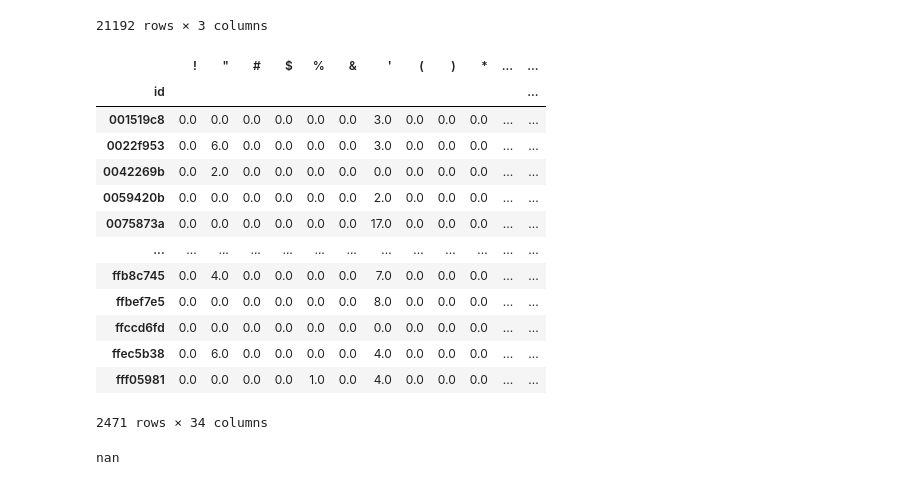
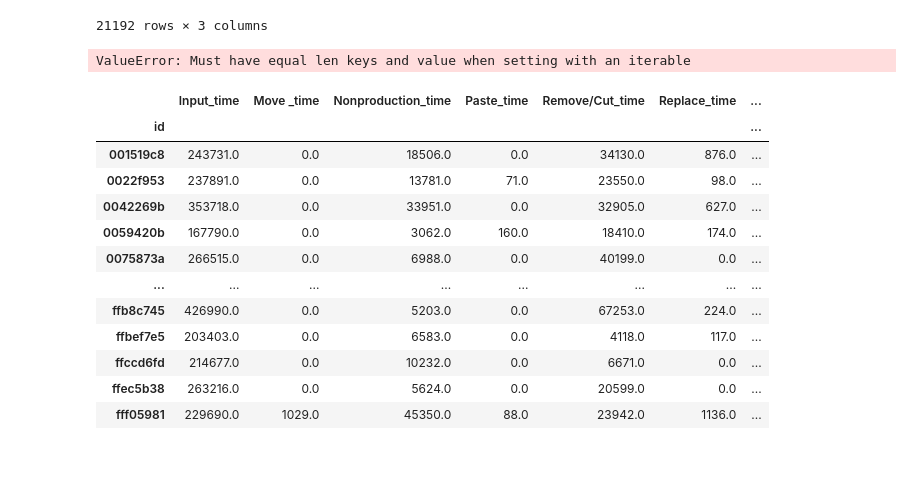
Before and after one commit to GuilhermeGAraujo/Writing_Qual_Kaggle_Chall, a Jupyter notebook: cleaning_feat_eng.ipynb, the cells around one changed output. Saved outputs shown, nothing was run; the diff lists cells and outputs as text; code cells hidden in the pictures.

Commit message:
updated data cleaning and feature engineering

```diff
--- a/cleaning_feat_eng.ipynb
+++ b/cleaning_feat_eng.ipynb
@@ -132,22 +133,7 @@ def sep_punc_count(row):
 
 pvt_inputs_count[['common_punc_count','others_punc_count']]=pvt_inputs_count.apply(sep_punc_count,axis=1)
 # %%
-pvt_inputs_count
+data_agg=pd.concat([data_agg,pvt_inputs_count[['common_punc_count','others_punc_count']]],axis=1)
-# %% [output]
-|  | ! | " | # | $ | % | & | ' | ( | ) | * | ... | ... |
-| id |  |  |  |  |  |  |  |  |  |  |  | ... |
-| 001519c8 | 0.0 | 0.0 | 0.0 | 0.0 | 0.0 | 0.0 | 3.0 | 0.0 | 0.0 | 0.0 | ... | ... |
-| 0022f953 | 0.0 | 6.0 | 0.0 | 0.0 | 0.0 | 0.0 | 3.0 | 0.0 | 0.0 | 0.0 | ... | ... |
-| 0042269b | 0.0 | 2.0 | 0.0 | 0.0 | 0.0 | 0.0 | 0.0 | 0.0 | 0.0 | 0.0 | ... | ... |
-| 0059420b | 0.0 | 0.0 | 0.0 | 0.0 | 0.0 | 0.0 | 2.0 | 0.0 | 0.0 | 0.0 | ... | ... |
-| 0075873a | 0.0 | 0.0 | 0.0 | 0.0 | 0.0 | 0.0 | 17.0 | 0.0 | 0.0 | 0.0 | ... | ... |
-| ... | ... | ... | ... | ... | ... | ... | ... | ... | ... | ... | ... | ... |
-| ffb8c745 | 0.0 | 4.0 | 0.0 | 0.0 | 0.0 | 0.0 | 7.0 | 0.0 | 0.0 | 0.0 | ... | ... |
-| ffbef7e5 | 0.0 | 0.0 | 0.0 | 0.0 | 0.0 | 0.0 | 8.0 | 0.0 | 0.0 | 0.0 | ... | ... |
-| ffccd6fd | 0.0 | 0.0 | 0.0 | 0.0 | 0.0 | 0.0 | 0.0 | 0.0 | 0.0 | 0.0 | ... | ... |
-| ffec5b38 | 0.0 | 6.0 | 0.0 | 0.0 | 0.0 | 0.0 | 4.0 | 0.0 | 0.0 | 0.0 | ... | ... |
-| fff05981 | 0.0 | 0.0 | 0.0 | 0.0 | 1.0 | 0.0 | 4.0 | 0.0 | 0.0 | 0.0 | ... | ... |
-2471 rows × 34 columns
 # %%
-a=data[data['down_event']!=data['up_event']]
+data_agg['punc_ratio']=data_agg.apply(lambda x: x.others_punc_count/(x.common_punc_count+x.others_punc_count),axis=1)
 # %%
@@ -155,8 +141,32 @@ test=data[data['activity']=='Input'].groupby(['id','down_event'],as_index=False)
 # %%
-a=pvt_inputs_count.loc['0022f953']
-a['common_punc_count']+a['others_punc_count']
+actvts_time=data.groupby(['id','activity']).action_time.aggregate('sum').reset_index()
+actvts_time=actvts_time.pivot(columns='activity',index='id')
+actvts_time.columns=['{}_time'.format(col[1]) for col in actvts_time.columns]
+actvts_time=actvts_time.fillna(0)
-# %% [output]
-nan
+# %%
+columns=actvts_time.columns
+def activities_ratio(row):
+    values=[]
+    for col in columns:
+        values.append((row[col]/data_agg['up_time_max']))
+    return values
+new_cols= ['{}_ratio'.format(col) for col in actvts_time.columns]
+actvts_time[new_cols]=actvts_time.apply(activities_ratio,axis=1)
+# %% [output]
+ValueError: Must have equal len keys and value when setting with an iterable
 # %%
-pvt_inputs_count.columns = ['{}'.format(col[1]) for col in pvt_inputs_count.columns]
+actvts_time
 # %% [output]
+|  | Input_time | Move _time | Nonproduction_time | Paste_time | Remove/Cut_time | Replace_time | ... |
+| id |  |  |  |  |  |  | ... |
+| 001519c8 | 243731.0 | 0.0 | 18506.0 | 0.0 | 34130.0 | 876.0 | ... |
+| 0022f953 | 237891.0 | 0.0 | 13781.0 | 71.0 | 23550.0 | 98.0 | ... |
+| 0042269b | 353718.0 | 0.0 | 33951.0 | 0.0 | 32905.0 | 627.0 | ... |
+| 0059420b | 167790.0 | 0.0 | 3062.0 | 160.0 | 18410.0 | 174.0 | ... |
+| 0075873a | 266515.0 | 0.0 | 6988.0 | 0.0 | 40199.0 | 0.0 | ... |
+| ... | ... | ... | ... | ... | ... | ... | ... |
+| ffb8c745 | 426990.0 | 0.0 | 5203.0 | 0.0 | 67253.0 | 224.0 | ... |
+| ffbef7e5 | 203403.0 | 0.0 | 6583.0 | 0.0 | 4118.0 | 117.0 | ... |
+| ffccd6fd | 214677.0 | 0.0 | 10232.0 | 0.0 | 6671.0 | 0.0 | ... |
+| ffec5b38 | 263216.0 | 0.0 | 5624.0 | 0.0 | 20599.0 | 0.0 | ... |
+| fff05981 | 229690.0 | 1029.0 | 45350.0 | 88.0 | 23942.0 | 1136.0 | ... |
```
Also changed, not shown: parts of 7 cells of this notebook.
